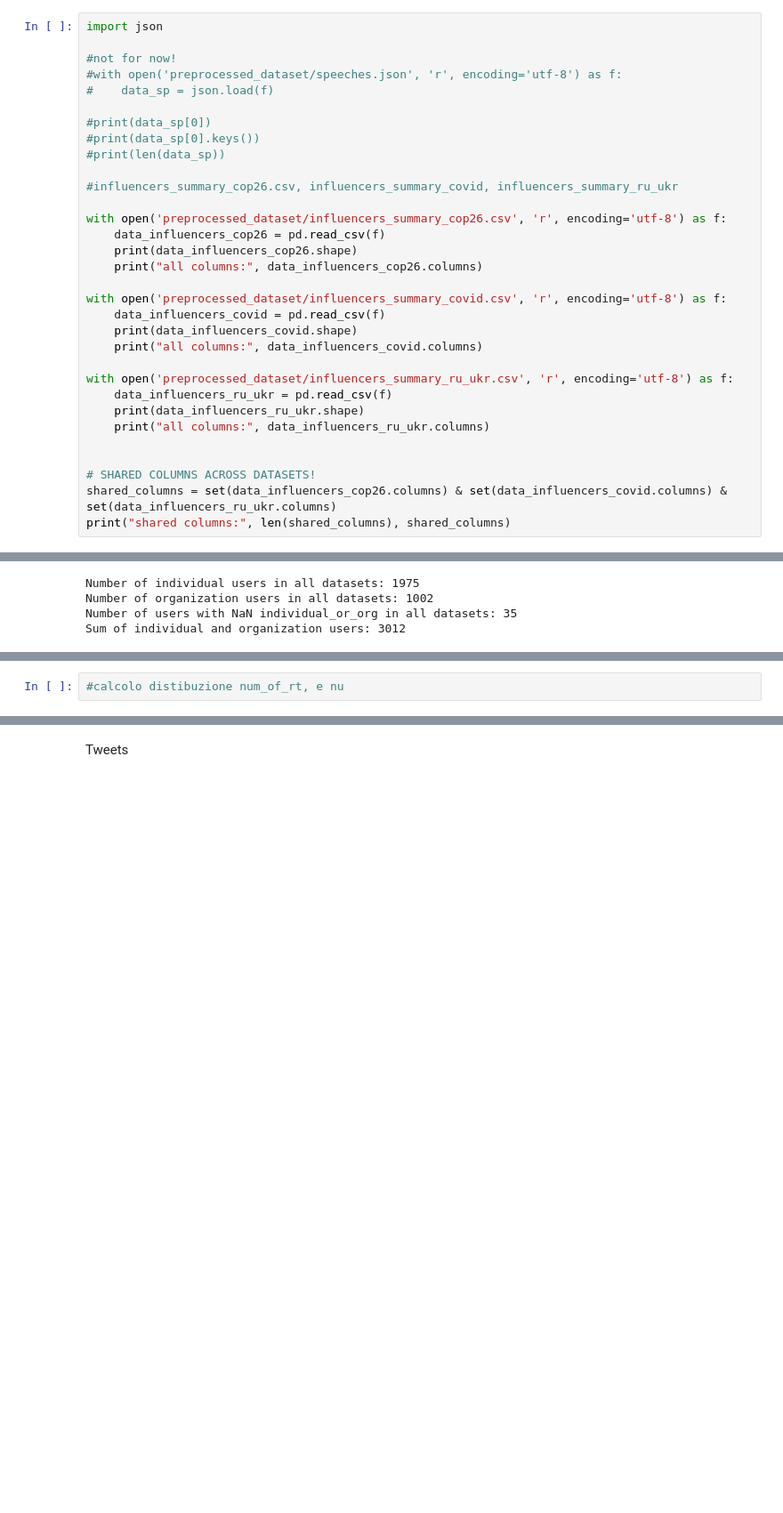
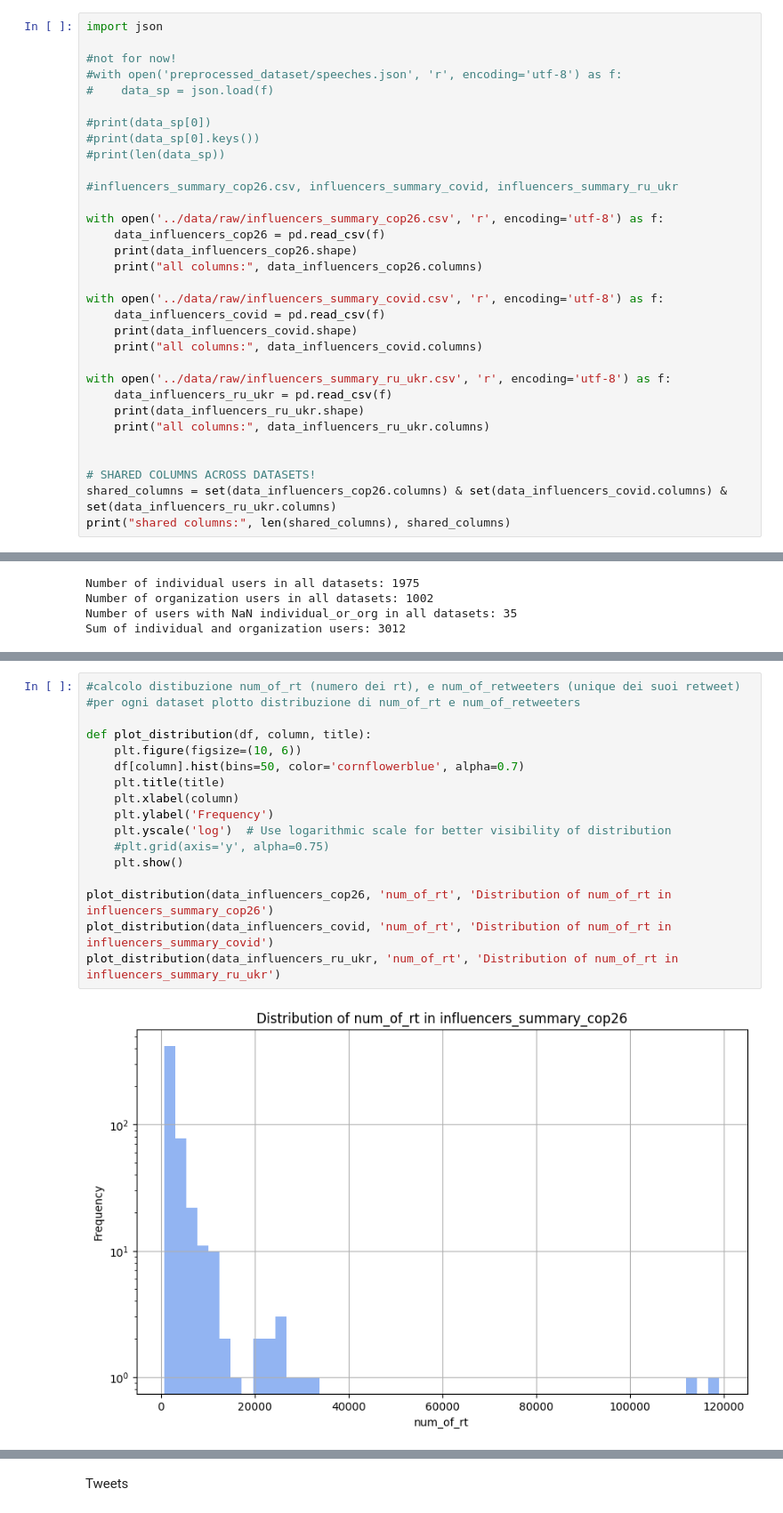
Before and after one commit to DProbabile/complexity72_25, a Jupyter notebook: notebooks/C72_data.ipynb, the cells around one changed output, grey strips where cells are left out. Shown at 89% size. Drawn from its saved outputs; the diff is of its cells as text; blank space fills up the shorter version.

```diff
--- a/notebooks/C72_data.ipynb
+++ b/notebooks/C72_data.ipynb
@@ -19,17 +25,17 @@ import json
 
 #influencers_summary_cop26.csv, influencers_summary_covid, influencers_summary_ru_ukr
 
-with open('preprocessed_dataset/influencers_summary_cop26.csv', 'r', encoding='utf-8') as f:
+with open('../data/raw/influencers_summary_cop26.csv', 'r', encoding='utf-8') as f:
     data_influencers_cop26 = pd.read_csv(f)
     print(data_influencers_cop26.shape)
     print("all columns:", data_influencers_cop26.columns)
 
-with open('preprocessed_dataset/influencers_summary_covid.csv', 'r', encoding='utf-8') as f:
+with open('../data/raw/influencers_summary_covid.csv', 'r', encoding='utf-8') as f:
     data_influencers_covid = pd.read_csv(f)
     print(data_influencers_covid.shape)
     print("all columns:", data_influencers_covid.columns)
 
-with open('preprocessed_dataset/influencers_summary_ru_ukr.csv', 'r', encoding='utf-8') as f:
+with open('../data/raw/influencers_summary_ru_ukr.csv', 'r', encoding='utf-8') as f:
     data_influencers_ru_ukr = pd.read_csv(f)
     print(data_influencers_ru_ukr.shape)
     print("all columns:", data_influencers_ru_ukr.columns)
@@ -232,2 +258,19 @@ Sum of individual and organization users: 3012
 # %%
-#calcolo distibuzione num_of_rt, e nu
+#calcolo distibuzione num_of_rt (numero dei rt), e num_of_retweeters (unique dei suoi retweet)
+#per ogni dataset plotto distribuzione di num_of_rt e num_of_retweeters
+
+def plot_distribution(df, column, title):
+    plt.figure(figsize=(10, 6))
+    df[column].hist(bins=50, color='cornflowerblue', alpha=0.7)
+    plt.title(title)
+    plt.xlabel(column)
+    plt.ylabel('Frequency')
+    plt.yscale('log')  # Use logarithmic scale for better visibility of distribution
+    #plt.grid(axis='y', alpha=0.75)
+    plt.show()
+
+plot_distribution(data_influencers_cop26, 'num_of_rt', 'Distribution of num_of_rt in influencers_summary_cop26')
+plot_distribution(data_influencers_covid, 'num_of_rt', 'Distribution of num_of_rt in influencers_summary_covid')
+plot_distribution(data_influencers_ru_ukr, 'num_of_rt', 'Distribution of num_of_rt in influencers_summary_ru_ukr')
+# %% [output]
+[figure, added]
```
Also changed, not shown: parts of 5 cells of this notebook.
